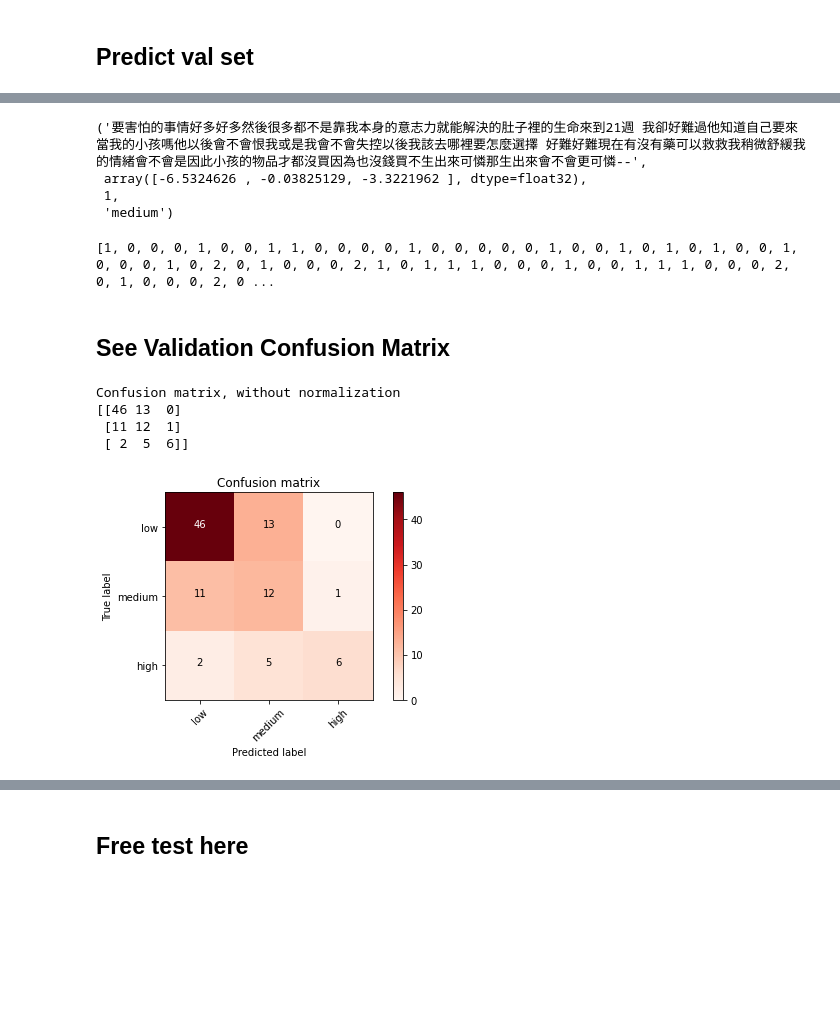
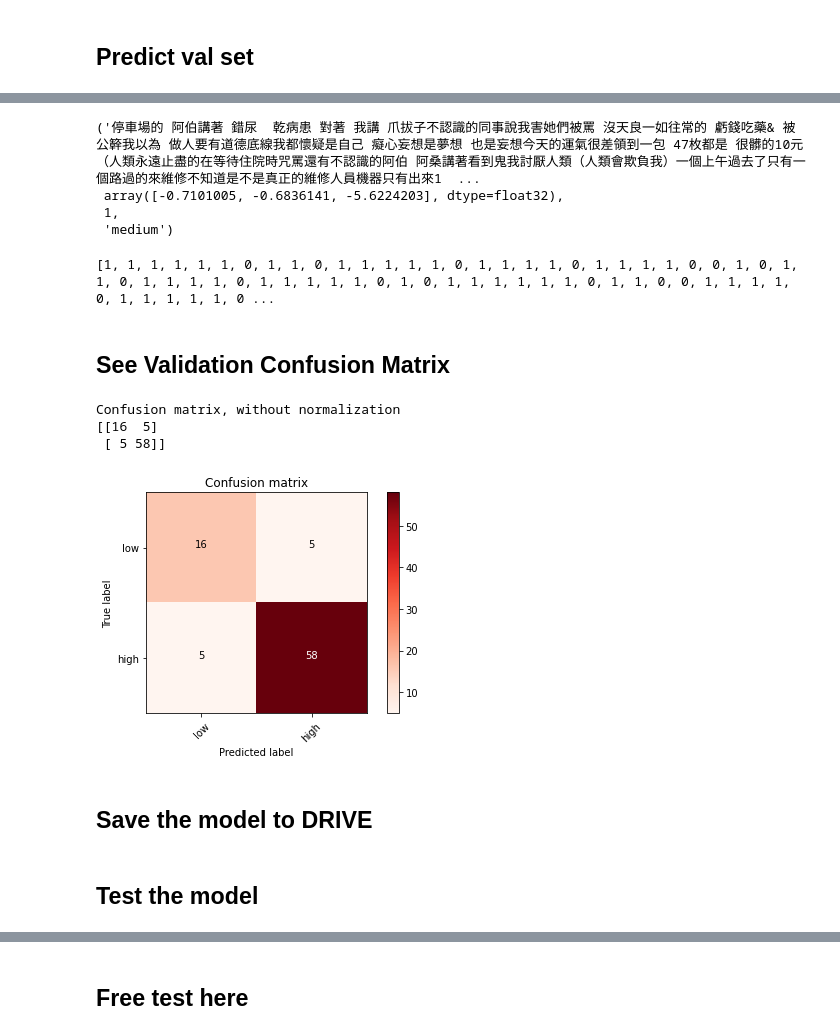
Before and after one commit to openaifab/suicide_multiclass, a Jupyter notebook: 4 BERT_TF_Hub.ipynb, the cells around one changed output, grey strips where cells are left out. Saved outputs shown, nothing was run; the diff lists cells and outputs as text; code cells hidden in the pictures; blank space fills up the shorter version.

```diff
--- a/4 BERT_TF_Hub.ipynb
+++ b/4 BERT_TF_Hub.ipynb
@@ -59,7 +66,7 @@ WARNING:tensorflow:From /usr/local/lib/python3.6/dist-packages/bert/optimization
 # Set the output directory for saving model file
 OUTPUT_DIR = 'model'
 
-data_source = "data/suicide3_train_1000.csv"
+data_source = "data/suicide7_train_840_2_classes.csv"
 
 data_df = pd.read_csv(data_source, encoding='utf8', delimiter=',')
 print(data_df.head())
@@ -516,8 +532,8 @@ INFO:tensorflow:input_mask: 1 1 1 1 1 1 1 1 1 1 1 1 1 1 1 1 1 1 1 1 1 1 1 1 1 1
 # %%
 predictions[0]
 # %% [output]
-('要害怕的事情好多好多然後很多都不是靠我本身的意志力就能解決的肚子裡的生命來到21週 我卻好難過他知道自己要來當我的小孩嗎他以後會不會恨我或是我會不會失控以後我該去哪裡要怎麼選擇 好難好難現在有沒有藥可以救救我稍微舒緩我的情緒會不會是因此小孩的物品才都沒買因為也沒錢買不生出來可憐那生出來會不會更可憐--',
- array([-6.5324626 , -0.03825129, -3.3221962 ], dtype=float32),
+('停車場的 阿伯講著 錯尿  乾病患 對著 我講 爪拔子不認識的同事說我害她們被罵 沒天良一如往常的 虧錢吃藥& 被公簳我以為 做人要有道德底線我都懷疑是自己 癡心妄想是夢想 也是妄想今天的運氣很差領到一包 47枚都是 很髒的10元（人類永遠止盡的在等待住院時咒罵還有不認識的阿伯 阿桑講著看到鬼我討厭人類（人類會欺負我）一個上午過去了只有一個路過的來維修不知道是不是真正的維修人員機器只有出來1  ...
+ array([-0.7101005, -0.6836141, -5.6224203], dtype=float32),
  1,
  'medium')
 # %%
@@ -527,19 +543,20 @@ for i in range(len(predictions)):
 
 print(predicted_labels)
 # %% [output]
-[1, 0, 0, 0, 1, 0, 0, 1, 1, 0, 0, 0, 0, 1, 0, 0, 0, 0, 0, 1, 0, 0, 1, 0, 1, 0, 1, 0, 0, 1, 0, 0, 0, 1, 0, 2, 0, 1, 0, 0, 0, 2, 1, 0, 1, 1, 1, 0, 0, 0, 1, 0, 0, 1, 1, 1, 0, 0, 0, 2, 0, 1, 0, 0, 0, 2, 0 ...
+[1, 1, 1, 1, 1, 1, 0, 1, 1, 0, 1, 1, 1, 1, 1, 0, 1, 1, 1, 1, 0, 1, 1, 1, 1, 0, 0, 1, 0, 1, 1, 0, 1, 1, 1, 1, 0, 1, 1, 1, 1, 1, 0, 1, 0, 1, 1, 1, 1, 1, 1, 0, 1, 1, 0, 0, 1, 1, 1, 1, 0, 1, 1, 1, 1, 1, 0 ...
 # %% [markdown]
 ## See Validation Confusion Matrix
 # %%
 from OpenFabLibrary import plot_confusion_matrix
 from sklearn.metrics import confusion_matrix
 
 cm = confusion_matrix(labels_val, predicted_labels)
-cm_plot_labels = ['low', 'medium', 'high']
+cm_plot_labels = ['low', 'high'] #['low', 'medium', 'high']
 plot_confusion_matrix(cm, cm_plot_labels)
 # %% [output]
 Confusion matrix, without normalization
-[[46 13  0]
- [11 12  1]
- [ 2  5  6]]
+[[16  5]
+ [ 5 58]]
-[figure, old version]
+[figure, new version]
+# %% [markdown]
+## Save the model to DRIVE
@@ -545,0 +566,2 @@ Confusion matrix, without normalization
+# %% [markdown]
+## Test the model
```
Also changed, not shown: parts of 24 cells of this notebook.
